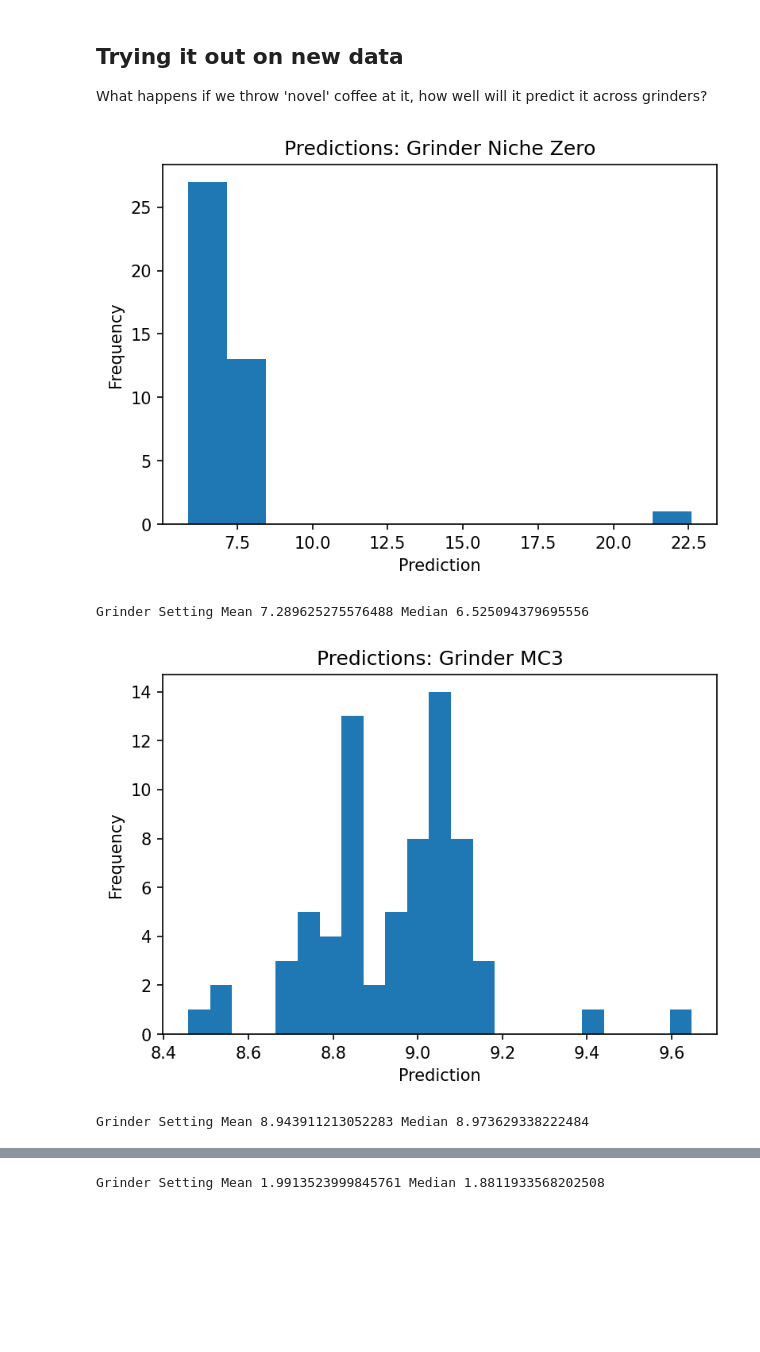
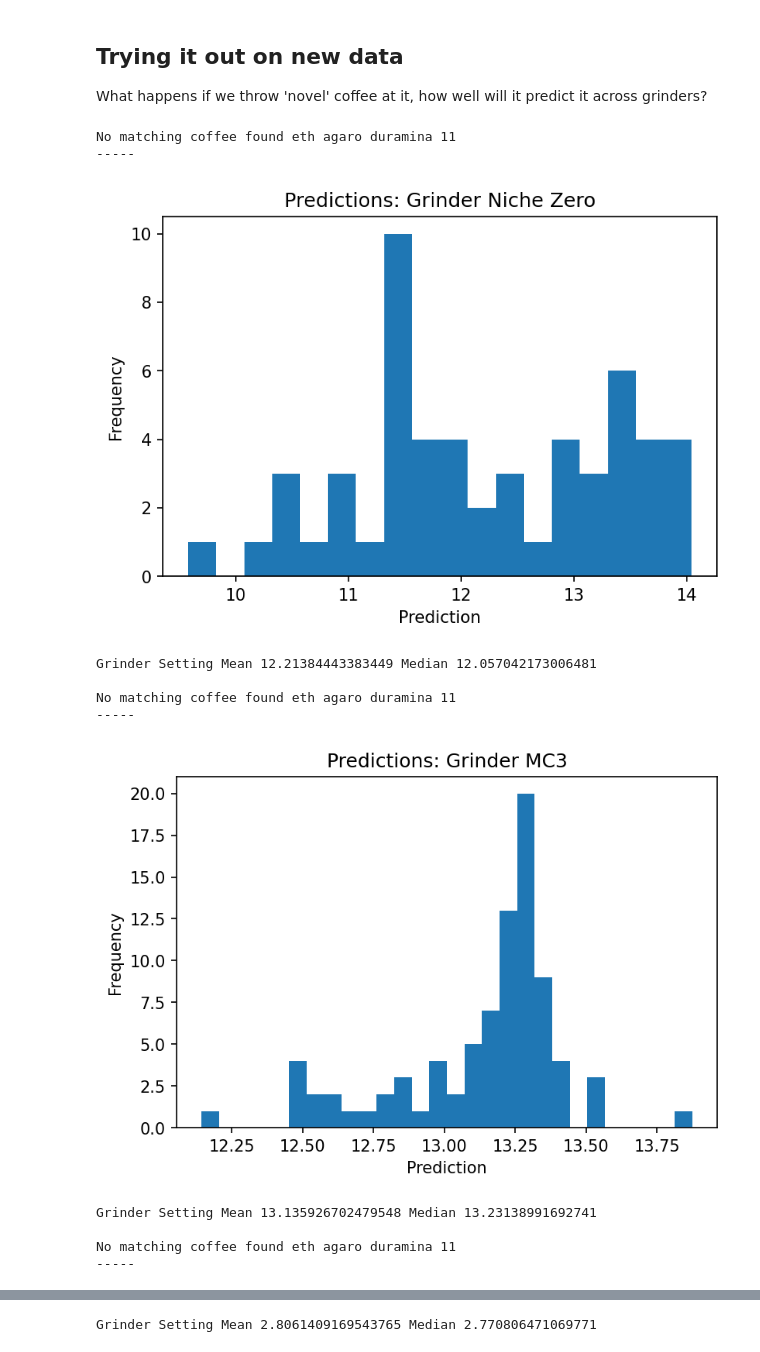
Before and after one commit to badisa/optpresso, a Jupyter notebook: notebooks/alternative_models.ipynb, the cells around one changed output, grey strips where cells are left out. Saved outputs shown, nothing was run; the diff lists cells and outputs as text; code cells hidden in the pictures; blank space fills up the shorter version.

```diff
--- a/notebooks/alternative_models.ipynb
+++ b/notebooks/alternative_models.ipynb
@@ -133,5 +131,4 @@ for col in encoded_cols:
 # %%
-
 for dropped in [("output", ), ("brewratio", ), ("output", "brewratio")]:
     print("With Dropped columns:", dropped)
     mae_scores = []
@@ -139,7 +136,8 @@ for dropped in [("output", ), ("brewratio", ), ("output", "brewratio")]:
     fig, (ax, ax2) = plt.subplots(2, dpi=150, figsize=(4.5, 9))
     x, y = prepare_df_for_gp(df, drop_cols=dropped, encoders=encs)
     folds = KFold(n_splits=10, random_state=814, shuffle=True)
-    residues = []
+    true_vals = None
+    pred = None
     for train_idx, test_idx in folds.split(x):
         x_train = x[train_idx]
         y_train = y[train_idx]
@@ -156,7 +154,12 @@ for dropped in [("output", ), ("brewratio", ), ("output", "brewratio")]:
             marker="o",
             alpha=0.25,
         )
-        residues.extend(yfit - y_test)
+        if true_vals is None:
+            true_vals = y_test
+            pred = yfit
+        else:
+            true_vals = np.concatenate([true_vals, y_test])
+            pred = np.concatenate([pred, yfit])
         mae_scores.append(mean_absolute_error(y_test, yfit))
         mse_scores.append(mean_squared_error(y_test, yfit))
     ax.set_title(f"Prediction of Gradient Boosting Model")
@@ -164,17 +167,21 @@ for dropped in [("output", ), ("brewratio", ), ("output", "brewratio")]:
     ax.set_ylabel("Predicted Grinder setting")
     ax.axline([0, 0], [1, 1], color="g", label="fit")
     ax.annotate(
-        "Avg mse = {:.2f}".format(np.mean(mse_scores)),
+        "mse = {:.2f}".format(mean_squared_error(true_vals, pred)),
         (1.03, 0.01),
         xycoords="axes fraction",
     )
     ax.annotate(
-        "Avg mae = {:.2f}".format(np.mean(mae_scores)),
+        "mae = {:.2f}".format(mean_absolute_error(true_vals, pred)),
         (1.03, 0.07),
         xycoords="axes fraction",
     )
 
-    ax2.hist(residues, bins=30)
+    ax2.hist(pred - true_vals, bins=30)
+    ax2.set_yscale("log")
+    ax2.set_title("Grinder Prediction Errors")
+    ax2.set_xlabel("Error")
+    ax2.set_ylabel("Log Frequency")
     plt.show()
 # %% [output]
 With Dropped columns: ('output',)
@@ -185,18 +195,18 @@ With Dropped columns: ('brewratio',)
 
 What happens if we throw 'novel' coffee at it, how well will it predict it across grinders?
 # %%
-dropped = ("roastdate", "date")
+dropped = ("roastdate", "date", "brewratio")
 data = {
-    "coffee": ["Cog - Costa Rica 4"],
+    "coffee": ["Cog - ETH Agaro Duramina 11"],
     "coffeegrams": [18],
     "roastdate": ["12/28/21"],
-    "time": [30],
-    "brewratio": [2.0],
+    "time": [10],
+    "brewratio": [2.1],
 }
 x, y = prepare_df_for_gp(df, drop_cols=dropped, encoders=encs)
 regr = GradientBoostingRegressor(n_estimators=1700)
 regr.fit(x, y)
-data["date"] = [date.today().strftime("%d/%m/%Y")]
+data["date"] = [date.today().strftime("%m/%d/%Y")]
 for grinder in df.grinder.unique():
     grinder_df = df[df.grinder == grinder]
     data["grinder"] = [grinder]
@@ -208,34 +218,44 @@ for grinder in df.grinder.unique():
     if test_df["roaster"].values[0] not in df.roaster.values:
         print("No matching roaster found", test_df["roaster"].values[0])
         print("-----")
     if test_df["coffee"].values[0] not in df.coffee.values:
         print("No matching coffee found", test_df["coffee"].values[0])
         print("-----")
     test_df["output"] = test_df.brewratio * test_df.coffeegrams
     test_df.roastdate = pd.to_datetime(test_df.roastdate, infer_datetime_format=True, utc=True).map(convert_datetime_to_epoch_time)
     test_df.date = pd.to_datetime(test_df.date, infer_datetime_format=True, utc=True).map(convert_datetime_to_epoch_time)
     test_df["timesinceroast"] = test_df.date - test_df.roastdate
     x_set = [prepare_df_for_gp(test_df, drop_cols=dropped, encoders=encs)[0][0]]
     # Look at the all the different coffeegrams values
     for val in grinder_df.coffeegrams.unique():
+        if np.abs(test_df.coffeegrams.values - val) > 1:
+            continue
         test_df["coffeegrams"] = [val]
         test_df["brewratio"] = [grinder_df[grinder_df.coffeegrams == val].brewratio.median()]
         test_df["output"] = [grinder_df[grinder_df.coffeegrams == val].output.median()]
         x_test, _ = prepare_df_for_gp(test_df, drop_cols=dropped, encoders=encs)
         x_set.append(x_test[0])
     yfit = regr.predict(np.array(x_set))
     mean_pred = np.mean(yfit)
     med_pred = np.median(yfit)
     fig, ax = plt.subplots(dpi=150)
     ax.hist(yfit, bins=len(yfit) // 3)
     ax.set_title(f"Predictions: Grinder {grinder}")
     ax.set_xlabel("Prediction")
     ax.set_ylabel("Frequency")
     plt.show()
     print("Grinder Setting", "Mean", mean_pred, "Median", med_pred)
     print()
 # %% [output]
+No matching coffee found eth agaro duramina 11
+-----
-[figure, old version]
+[figure, new version]
-Grinder Setting Mean 7.289625275576488 Median 6.525094379695556
+Grinder Setting Mean 12.21384443383449 Median 12.057042173006481
+
+No matching coffee found eth agaro duramina 11
+-----
-[figure, old version]
+[figure, new version]
-Grinder Setting Mean 8.943911213052283 Median 8.973629338222484
+Grinder Setting Mean 13.135926702479548 Median 13.23138991692741
+
+No matching coffee found eth agaro duramina 11
+-----
@@ -243 +263 @@ Grinder Setting Mean 8.943911213052283 Median 8.973629338222484
-Grinder Setting Mean 1.9913523999845761 Median 1.8811933568202508
+Grinder Setting Mean 2.8061409169543765 Median 2.770806471069771
```
Also changed, not shown: parts of 8 cells of this notebook, 2 other files.
